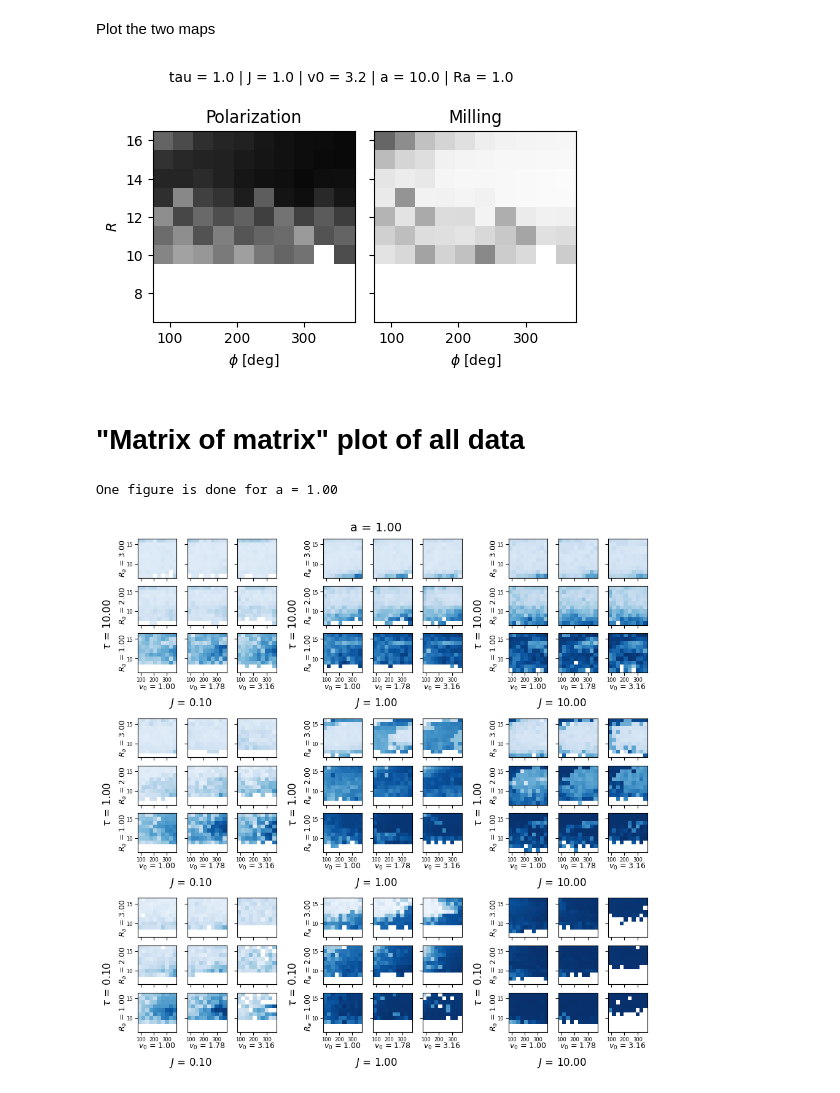
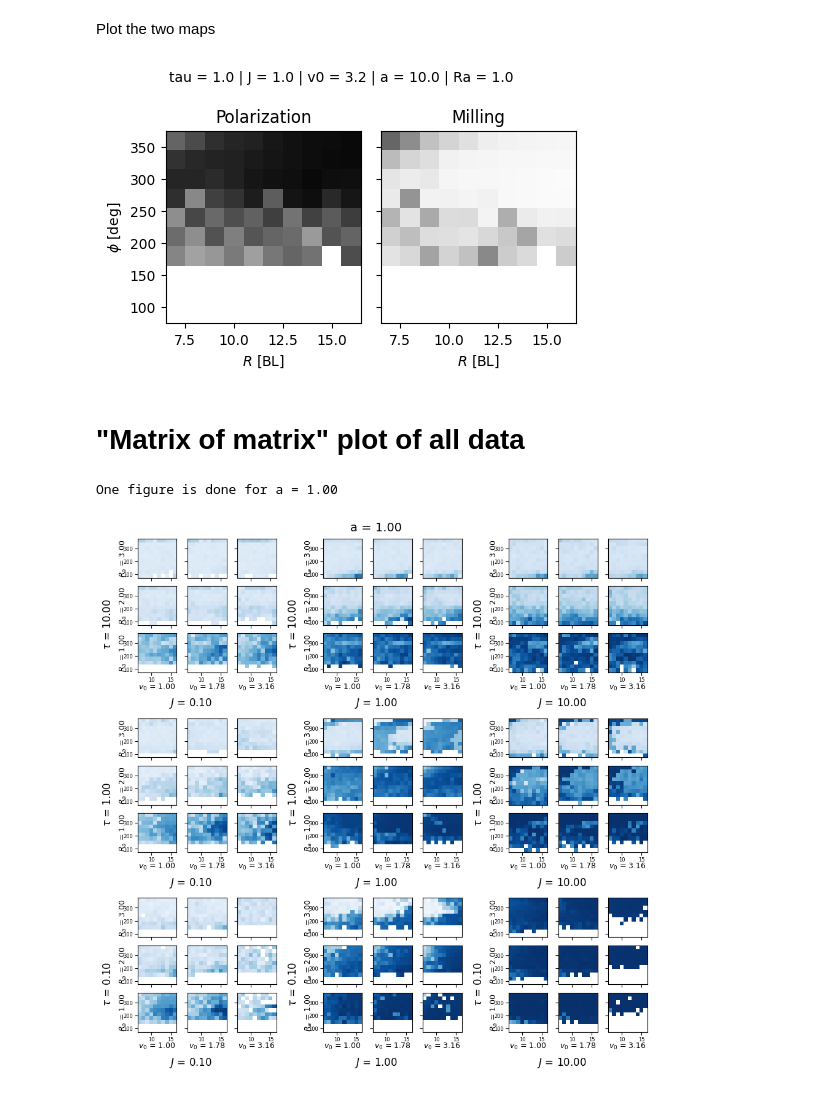
Before and after one commit to BaptisteLafoux/fish_schooling_simulation, a Jupyter notebook: postpro-notebooks/load_and_play.ipynb, the cells around one changed output. Saved outputs shown, nothing was run; the diff lists cells and outputs as text; code cells hidden in the pictures.

Commit message:
modified error in plot (inverted phi and R axis in plots)

```diff
--- a/postpro-notebooks/load_and_play.ipynb
+++ b/postpro-notebooks/load_and_play.ipynb
@@ -77,30 +77,30 @@ Plot the two maps
 # %%
 plt.close('all')
 fig, axs = plt.subplots(1, 2, figsize=(5, 3.2), sharey=True)
 
 ax = axs[0]
-ax.pcolormesh(ds_.phi,
-              ds_.R,
+ax.pcolormesh(ds_.R,
+              ds_.phi,
               ds_.p,
               vmin=0, vmax=1, cmap='Greys')
 
-ax.set_ylabel('$R$')
-ax.set_xlabel('$\phi$ [deg]')
+ax.set_ylabel('$\phi$ [deg]')
+ax.set_xlabel('$R$ [BL]')
 ax.set_title('Polarization')
 
 ax = axs[1]
-ax.pcolormesh(ds_.phi,
-              ds_.R,
+ax.pcolormesh(ds_.R,
+              ds_.phi,
               ds_.m,
               vmin=0, vmax=1, cmap='Greys')
 
 
-ax.set_xlabel('$\phi$ [deg]')
+ax.set_xlabel('$R$ [BL]')
 ax.set_title('Milling')
 fig.suptitle(' | '.join([f'{coord} = {ds_.coords[coord].values:.1f}' for coord in ds_.coords if ds_.coords[coord].values.shape == ()]), fontsize=10)
 fig.tight_layout()
 # %% [output]
-[figure, old version]
+[figure, new version]
 # %% [markdown]
 # "Matrix of matrix" plot of all data
 # %%
@@ -133,7 +133,7 @@ for a in [1]:
                     # ax.pcolormesh(ds_pixel.phi, ds_pixel.R, ds_pixel.m, cmap='Reds',  alpha=1, vmin=0, vmax=1, rasterized=True)
 
                     ## here is the plot
-                    ax.pcolormesh(ds_pixel.phi, ds_pixel.R, ds_pixel.p, cmap='Blues', alpha=1, vmin=0, vmax=1, rasterized=True)
+                    ax.pcolormesh(ds_pixel.R, ds_pixel.phi, ds_pixel.p, cmap='Blues', alpha=1, vmin=0, vmax=1, rasterized=True)
 
                     ax.tick_params(axis='both', labelsize=6, pad=2)
                     ax.xaxis.labelpad = 1
@@ -157,4 +157,4 @@ for a in [1]:
     print(f'One figure is done for a = {a:.2f}')
 # %% [output]
 One figure is done for a = 1.00
-[figure, old version]
+[figure, new version]
```
